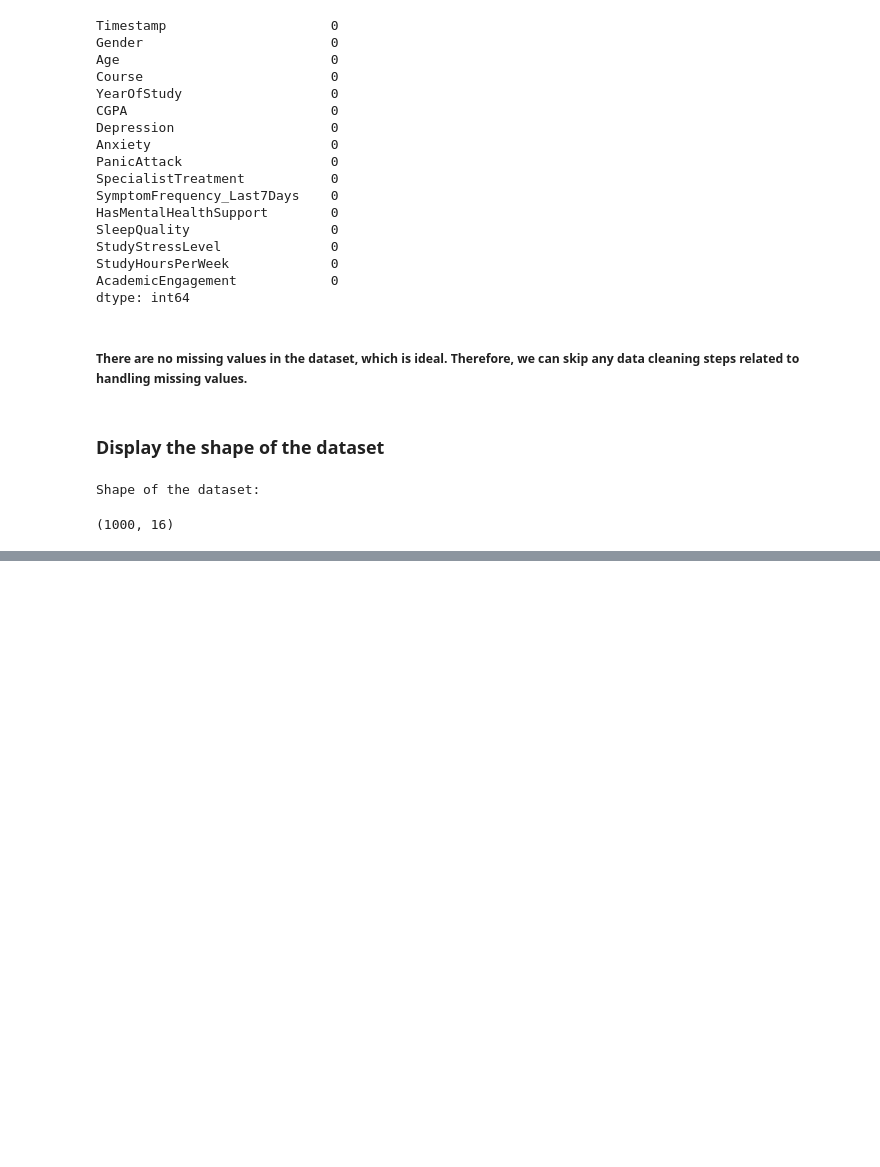
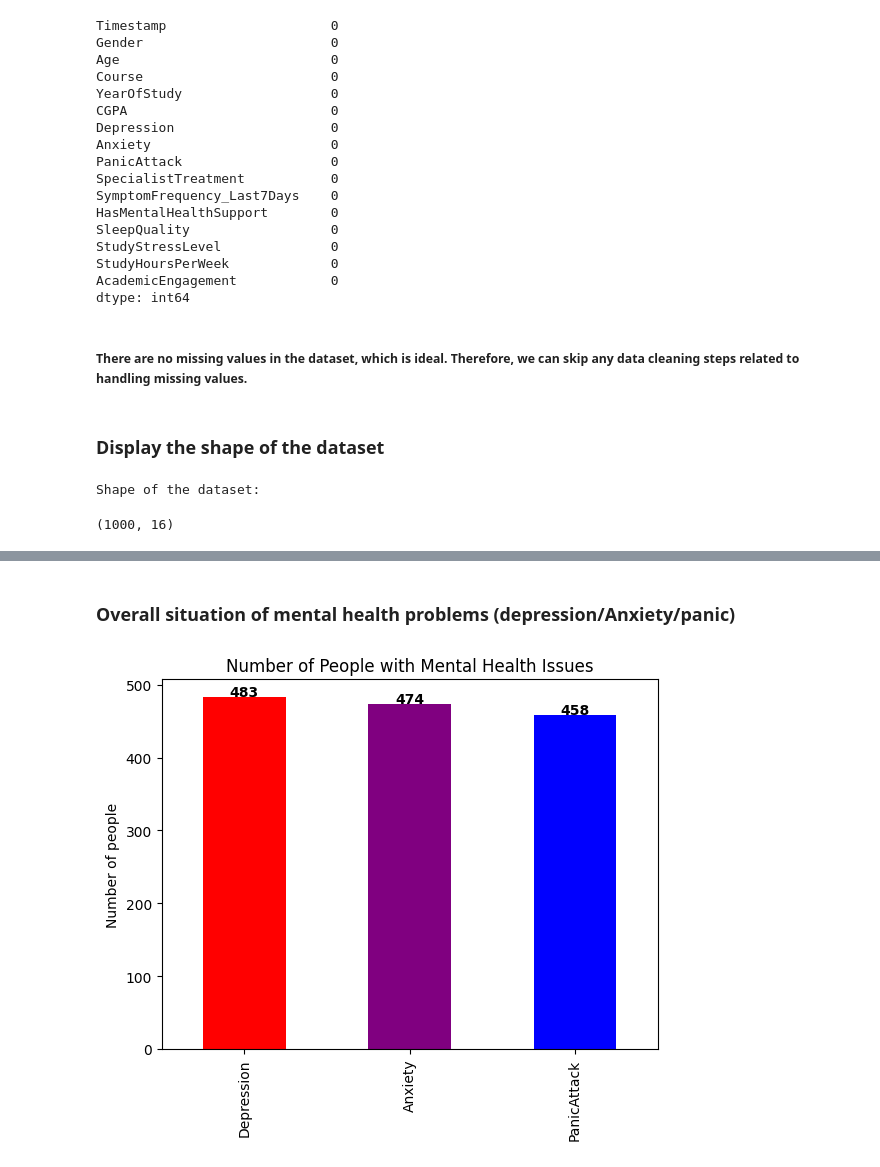
Before and after one commit to Sham17834/data_analyst_portfolio, a Jupyter notebook: University_Students’_Mental_Health.ipynb, the cells around one changed output, grey strips where cells are left out. Cells and saved outputs as stored; diff of their text form; code cells hidden in the pictures; blank space fills up the shorter version.

```diff
--- a/University_Students’_Mental_Health.ipynb
+++ b/University_Students’_Mental_Health.ipynb
@@ -138,0 +195,14 @@ Shape of the dataset:
+# %% [markdown]
+### Overall situation of mental health problems (depression/Anxiety/panic)
+# %%
+mental_counts = df[['Depression', 'Anxiety', 'PanicAttack']].sum()
+ax = mental_counts.plot(kind='bar', title='Number of People with Mental Health Issues', color=['red', 'purple', 'blue'])
+plt.ylabel('Number of people')
+
+# Adding value labels on top of the bars
+for i, v in enumerate(mental_counts):
+    ax.text(i, v + 1, str(int(v)), ha='center', fontweight='bold')
+
+plt.show()
+# %% [output]
+[figure, added]
```
Also changed, not shown: parts of 20 cells of this notebook.
